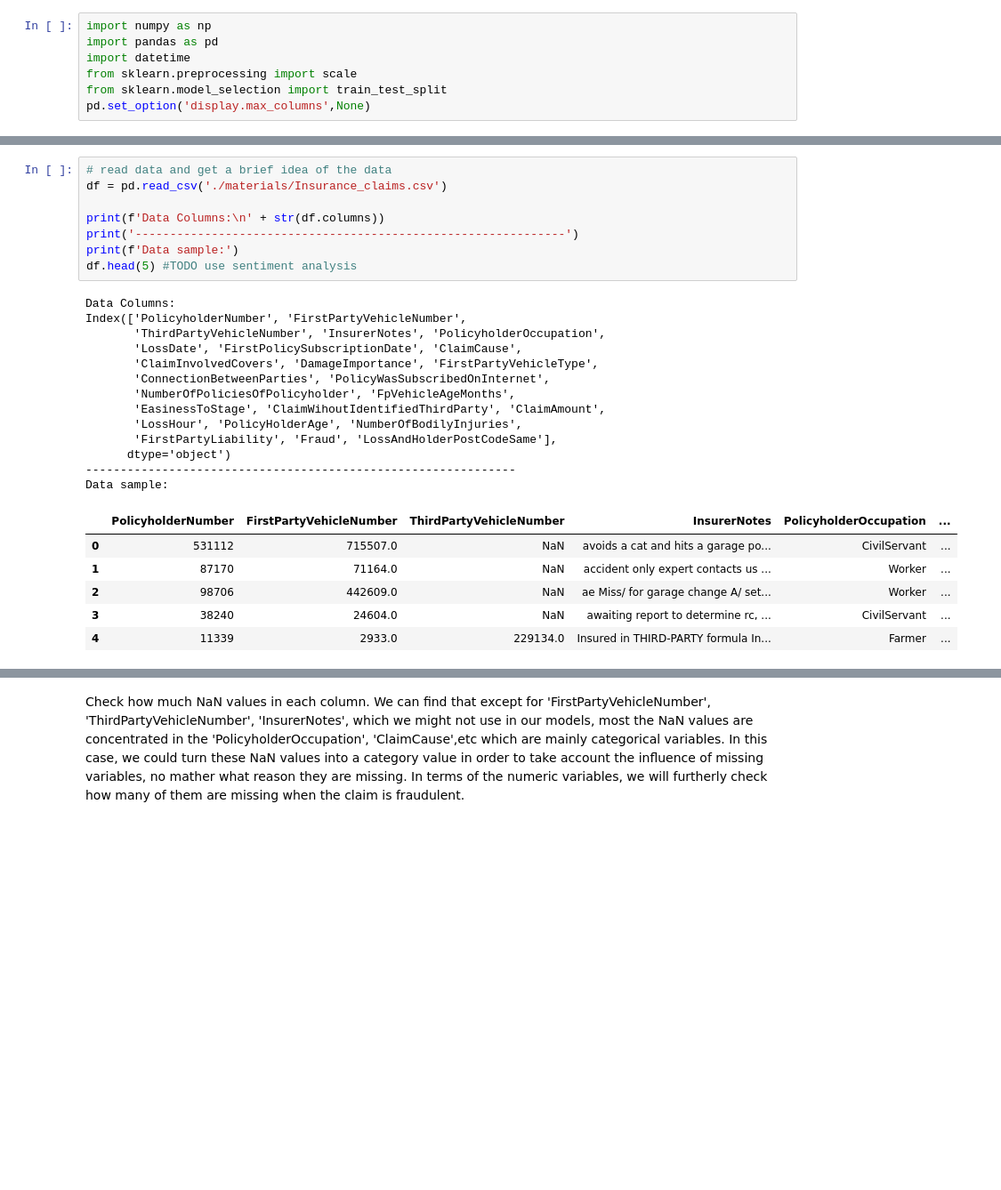
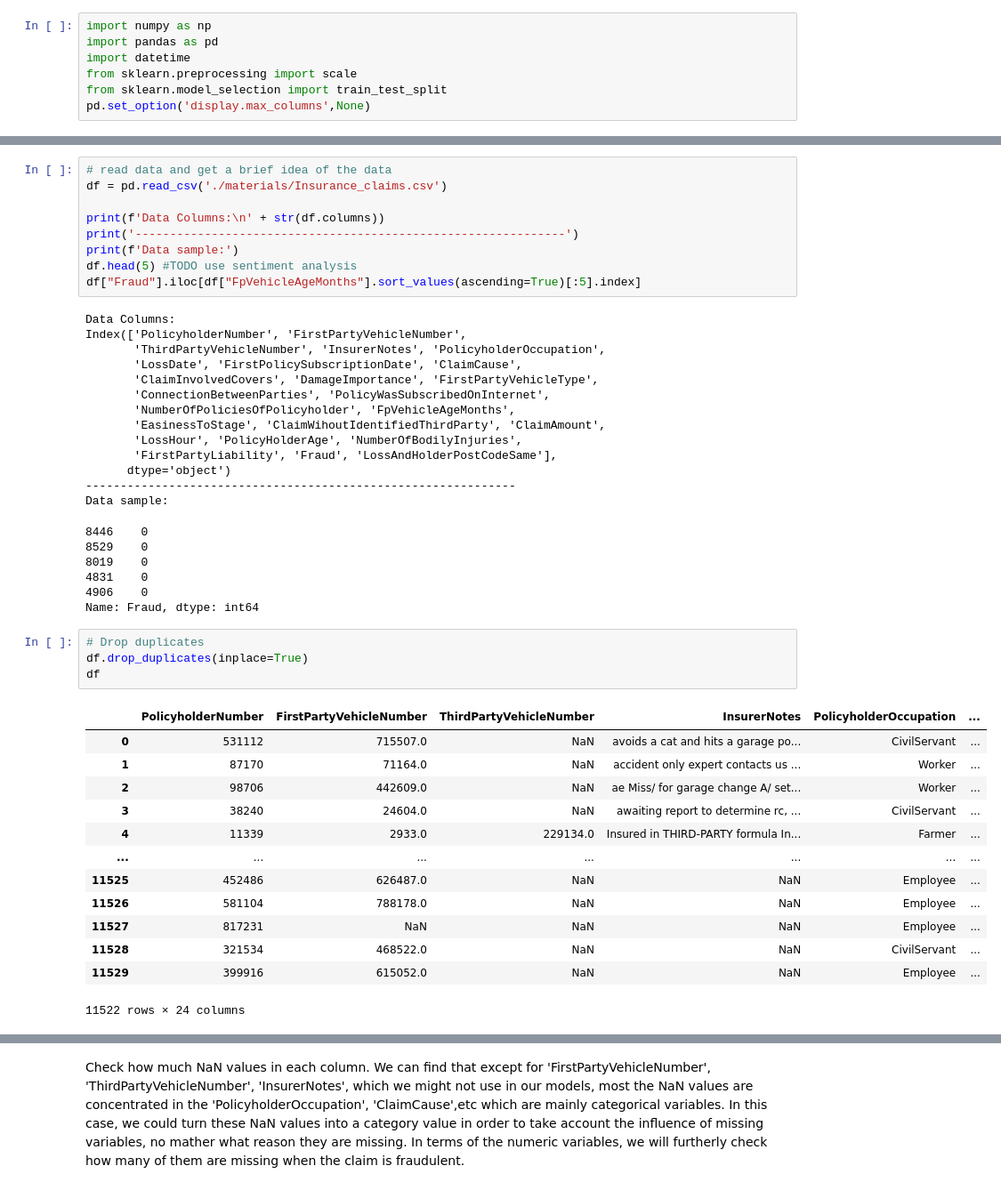
Before and after one commit to ba-group-projects/insurance-fraud-detection, a Jupyter notebook: main.ipynb, the cells around one changed output, grey strips where cells are left out. Shown at 89% size. Saved outputs shown, nothing was run; the diff lists cells and outputs as text; blank space fills up the shorter version.

```diff
--- a/main.ipynb
+++ b/main.ipynb
@@ -33,6 +47,7 @@ print(f'Data Columns:\n' + str(df.columns))
 print('--------------------------------------------------------------')
 print(f'Data sample:')
 df.head(5) #TODO use sentiment analysis
+df["Fraud"].iloc[df["FpVehicleAgeMonths"].sort_values(ascending=True)[:5].index]
 # %% [output]
 Data Columns:
 Index(['PolicyholderNumber', 'FirstPartyVehicleNumber',
@@ -47,9 +62,27 @@ Index(['PolicyholderNumber', 'FirstPartyVehicleNumber',
       dtype='object')
 --------------------------------------------------------------
 Data sample:
-|  | PolicyholderNumber | FirstPartyVehicleNumber | ThirdPartyVehicleNumber | InsurerNotes | PolicyholderOccupation | ... |
-| 0 | 531112 | 715507.0 | NaN | avoids a cat and hits a garage po... | CivilServant | ... |
-| 1 | 87170 | 71164.0 | NaN | accident only expert contacts us ... | Worker | ... |
-| 2 | 98706 | 442609.0 | NaN | ae Miss/ for garage change A/ set... | Worker | ... |
-| 3 | 38240 | 24604.0 | NaN | awaiting report to determine rc, ... | CivilServant | ... |
-| 4 | 11339 | 2933.0 | 229134.0 | Insured in THIRD-PARTY formula In... | Farmer | ... |
+8446    0
+8529    0
+8019    0
+4831    0
+4906    0
+Name: Fraud, dtype: int64
+# %%
+# Drop duplicates
+df.drop_duplicates(inplace=True)
+df
+# %% [output]
+|  | PolicyholderNumber | FirstPartyVehicleNumber | ThirdPartyVehicleNumber | InsurerNotes | PolicyholderOccupation | ... |
+| 0 | 531112 | 715507.0 | NaN | avoids a cat and hits a garage po... | CivilServant | ... |
+| 1 | 87170 | 71164.0 | NaN | accident only expert contacts us ... | Worker | ... |
+| 2 | 98706 | 442609.0 | NaN | ae Miss/ for garage change A/ set... | Worker | ... |
+| 3 | 38240 | 24604.0 | NaN | awaiting report to determine rc, ... | CivilServant | ... |
+| 4 | 11339 | 2933.0 | 229134.0 | Insured in THIRD-PARTY formula In... | Farmer | ... |
+| ... | ... | ... | ... | ... | ... | ... |
+| 11525 | 452486 | 626487.0 | NaN | NaN | Employee | ... |
+| 11526 | 581104 | 788178.0 | NaN | NaN | Employee | ... |
+| 11527 | 817231 | NaN | NaN | NaN | Employee | ... |
+| 11528 | 321534 | 468522.0 | NaN | NaN | CivilServant | ... |
+| 11529 | 399916 | 615052.0 | NaN | NaN | Employee | ... |
+11522 rows × 24 columns
```
Also changed, not shown: parts of 6 cells of this notebook, 11 other files.
